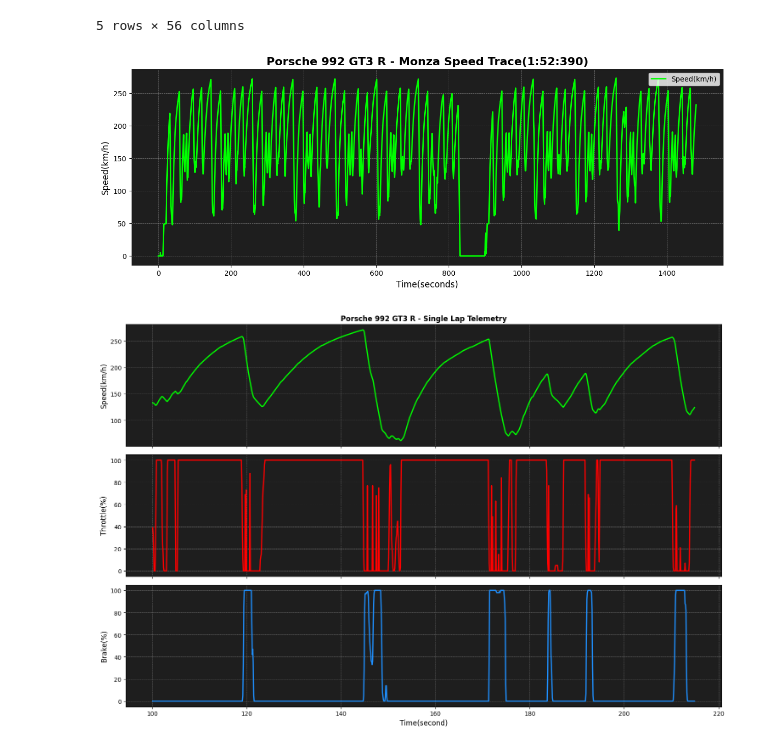
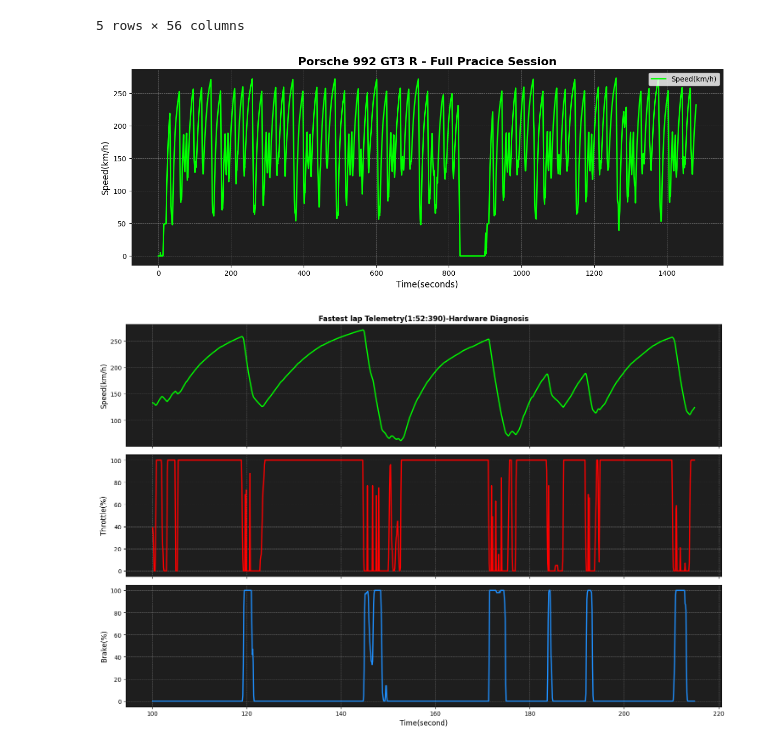
Before and after one commit to rahullrajesh1/GT3-Telemetry-Analysis-Monza, a Jupyter notebook: Untitled0.ipynb, the cells around one changed output. Saved outputs shown, nothing was run; the diff lists cells and outputs as text; code cells hidden in the pictures.

Commit message:
Corrected plot title's to properly share full stint vs fastest/sliced lap

```diff
--- a/Untitled0.ipynb
+++ b/Untitled0.ipynb
@@ -47,20 +47,20 @@ df.head()
 # %%
 import matplotlib.pyplot as plt
 #To set up the canvas size to look like a Telemetry screen
 plt.figure(figsize=(15,5))
 #To plot the Speed Trace(Time-> x_axis, Speed-> Y-axis)
 plt.plot(df['Time'], df['SPEED'], color='lime', linewidth=2,label='Speed(km/h)')
 #Label and Title and grid colour
-plt.title('Porsche 992 GT3 R - Monza Speed Trace(1:52:390)', fontsize=16, fontweight='bold')
+plt.title('Porsche 992 GT3 R - Full Pracice Session', fontsize=16, fontweight='bold')
 plt.xlabel('Time(seconds)', fontsize=12)
 plt.ylabel('Speed(km/h)', fontsize=12)
 plt.grid(color='gray', linestyle='--', linewidth=0.5)
 plt.gca().set_facecolor('#1e1e1e')
 plt.legend(loc='upper right')
 #Display
 plt.show()
 # %% [output]
-[figure, old version]
+[figure, new version]
 # %%
 import matplotlib.pyplot as plt
 #Slicing the data for a 115 second window(1lap), 100s-215s window frame from the session
@@ -70,7 +70,7 @@ fig, (ax1, ax2, ax3) = plt.subplots(3, 1, figsize=(15,10), sharex=True)
 
 #Speed Graph
 ax1.plot(lap_df['Time'], lap_df['SPEED'], color='lime', linewidth=2)
-ax1.set_title('Porsche 992 GT3 R - Single Lap Telemetry', fontsize=12, fontweight='bold')
+ax1.set_title('Fastest lap Telemetry(1:52:390)-Hardware Diagnosis', fontsize=12, fontweight='bold')
 ax1.set_ylabel('Speed(km/h)', fontsize=12)
 ax1.grid(color='gray', linestyle='--', linewidth=0.5)
 ax1.set_facecolor('#1e1e1e')
@@ -92,4 +92,4 @@ ax3.set_facecolor('#1e1e1e')
 plt.tight_layout()
 plt.show()
 # %% [output]
-[figure, old version]
+[figure, new version]
```
